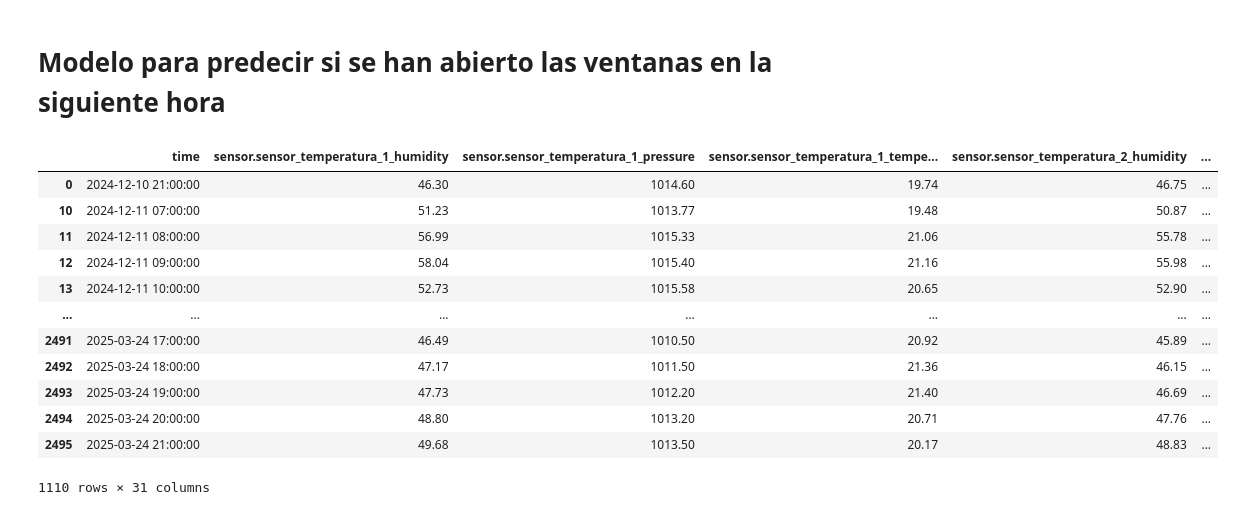
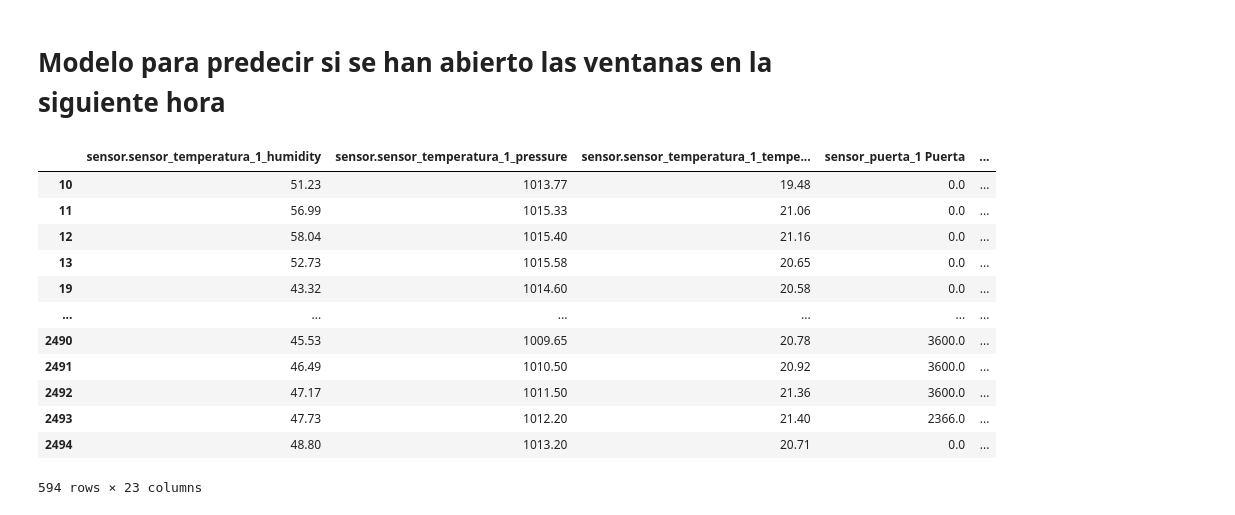
Before and after one commit to JHYouness/Mislata_proyecto, a Jupyter notebook: notebooks/modelo_final.ipynb, the cells around one changed output. Drawn from its saved outputs; the diff is of its cells as text; code cells hidden in the pictures.

Commit message:
Limpieza modelo temperatura

```diff
--- a/notebooks/modelo_final.ipynb
+++ b/notebooks/modelo_final.ipynb
@@ -15,46 +15,52 @@ df.head()
 df["ventanas_abiertas_siguiente_hora"] = (
     (df["suma_ventanas_arriba"].shift(-1) + df["suma_ventanas_abajo"].shift(-1) + df["sensor_puerta_1 Puerta"].shift(-1)) > 900
 )
 
 df['horas'] = pd.to_datetime(df['time']).dt.time
 df['dia_semana'] = pd.to_datetime(df['time']).dt.weekday  # 0 = lunes, 6 = domingo
 
 # Filtra entre las 7:00 y las 21:00 y solo días entre semana (lunes a viernes)
 df = df[(df['horas'] >= time(7, 0)) &
         (df['horas'] <= time(21, 0)) &
         (df['dia_semana'] < 5)]  # 0-4 para lunes a viernes
 
 def calefaccion(row):
     if 7 <= row['hora'] < 11 and row['temperatura_calefaccion_y'] < 22:
         return True
     elif 11 <= row['hora'] < 16 and row['temperatura_calefaccion_y'] < 21:
         return True
     elif 16 <= row['hora'] < 18 and row['temperatura_calefaccion_y'] < 21.6:
         return True
     elif 18 <= row['hora'] < 20.67 and row['temperatura_calefaccion_y'] < 22:
         return True
     else:
         return False
 
 # Aplica la función para crear la columna 'calefaccion_encendida'
 df['calefaccion_encendida'] = df.apply(calefaccion, axis=1)
 
+# Filtramos cuando la calefacción está encendida
+df = df[df['calefaccion_encendida'] == True]
+
 # Muestra el resultado
-df.drop(columns=['hora'], inplace=True)  # Elimina la columna 'hora' si no la necesitas
-df.drop(columns=['horas', 'dia_semana'], inplace=True)
+df.drop(columns=['hora'], inplace=True)
+df.drop(columns=['horas','dia_semana'], inplace=True)
 
-df
+X_df = df.drop(columns=["time","ventanas_abiertas_siguiente_hora",'sensor.sensor_temperatura_2_humidity', 'sensor.sensor_temperatura_2_pressure', 'sensor.sensor_temperatura_2_temperature', 'sensor.sensor_temperatura_3_humidity', 'sensor.sensor_temperatura_3_pressure', 'sensor.sensor_temperatura_3_temperature'])
+y_df = df["ventanas_abiertas_siguiente_hora"]
+
+X_df
 # %% [output]
-|  | time | sensor.sensor_temperatura_1_humidity | sensor.sensor_temperatura_1_pressure | sensor.sensor_temperatura_1_tempe... | sensor.sensor_temperatura_2_humidity | ... |
-| 0 | 2024-12-10 21:00:00 | 46.30 | 1014.60 | 19.74 | 46.75 | ... |
-| 10 | 2024-12-11 07:00:00 | 51.23 | 1013.77 | 19.48 | 50.87 | ... |
-| 11 | 2024-12-11 08:00:00 | 56.99 | 1015.33 | 21.06 | 55.78 | ... |
-| 12 | 2024-12-11 09:00:00 | 58.04 | 1015.40 | 21.16 | 55.98 | ... |
-| 13 | 2024-12-11 10:00:00 | 52.73 | 1015.58 | 20.65 | 52.90 | ... |
-| ... | ... | ... | ... | ... | ... | ... |
-| 2491 | 2025-03-24 17:00:00 | 46.49 | 1010.50 | 20.92 | 45.89 | ... |
-| 2492 | 2025-03-24 18:00:00 | 47.17 | 1011.50 | 21.36 | 46.15 | ... |
-| 2493 | 2025-03-24 19:00:00 | 47.73 | 1012.20 | 21.40 | 46.69 | ... |
-| 2494 | 2025-03-24 20:00:00 | 48.80 | 1013.20 | 20.71 | 47.76 | ... |
-| 2495 | 2025-03-24 21:00:00 | 49.68 | 1013.50 | 20.17 | 48.83 | ... |
+|  | sensor.sensor_temperatura_1_humidity | sensor.sensor_temperatura_1_pressure | sensor.sensor_temperatura_1_tempe... | sensor_puerta_1 Puerta | ... |
+| 10 | 51.23 | 1013.77 | 19.48 | 0.0 | ... |
+| 11 | 56.99 | 1015.33 | 21.06 | 0.0 | ... |
+| 12 | 58.04 | 1015.40 | 21.16 | 0.0 | ... |
+| 13 | 52.73 | 1015.58 | 20.65 | 0.0 | ... |
+| 19 | 43.32 | 1014.60 | 20.58 | 0.0 | ... |
+| ... | ... | ... | ... | ... | ... |
+| 2490 | 45.53 | 1009.65 | 20.78 | 3600.0 | ... |
+| 2491 | 46.49 | 1010.50 | 20.92 | 3600.0 | ... |
+| 2492 | 47.17 | 1011.50 | 21.36 | 3600.0 | ... |
+| 2493 | 47.73 | 1012.20 | 21.40 | 2366.0 | ... |
+| 2494 | 48.80 | 1013.20 | 20.71 | 0.0 | ... |
-1110 rows × 31 columns
+594 rows × 23 columns
```
Also changed, not shown: parts of 1 cell of this notebook, 3 other files.
